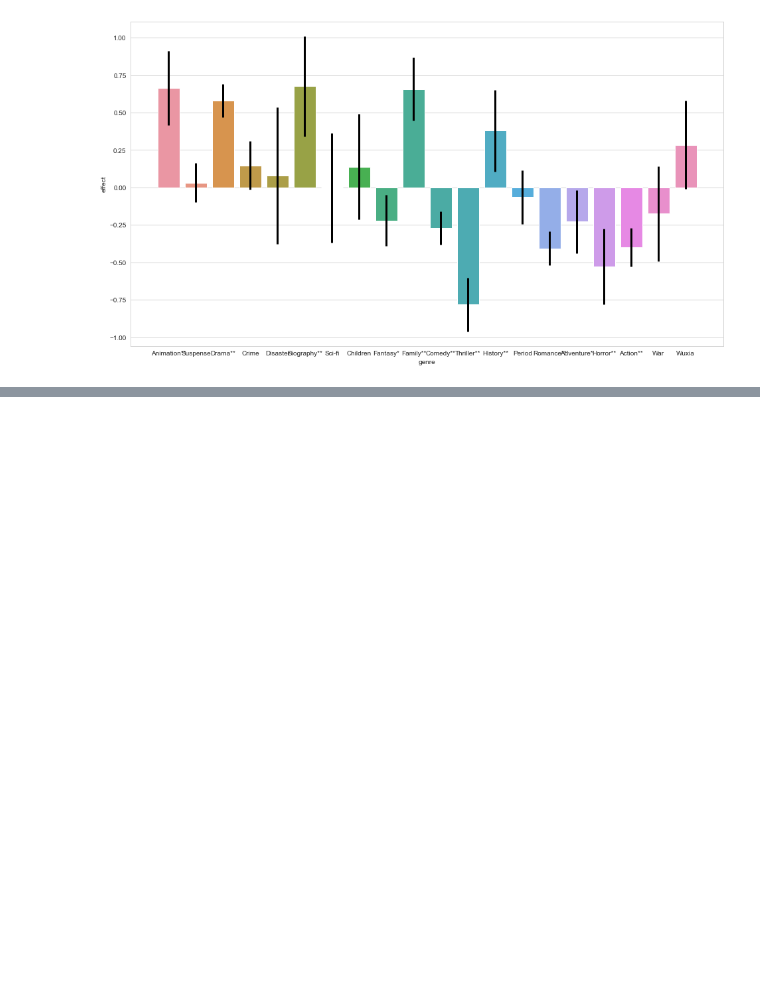
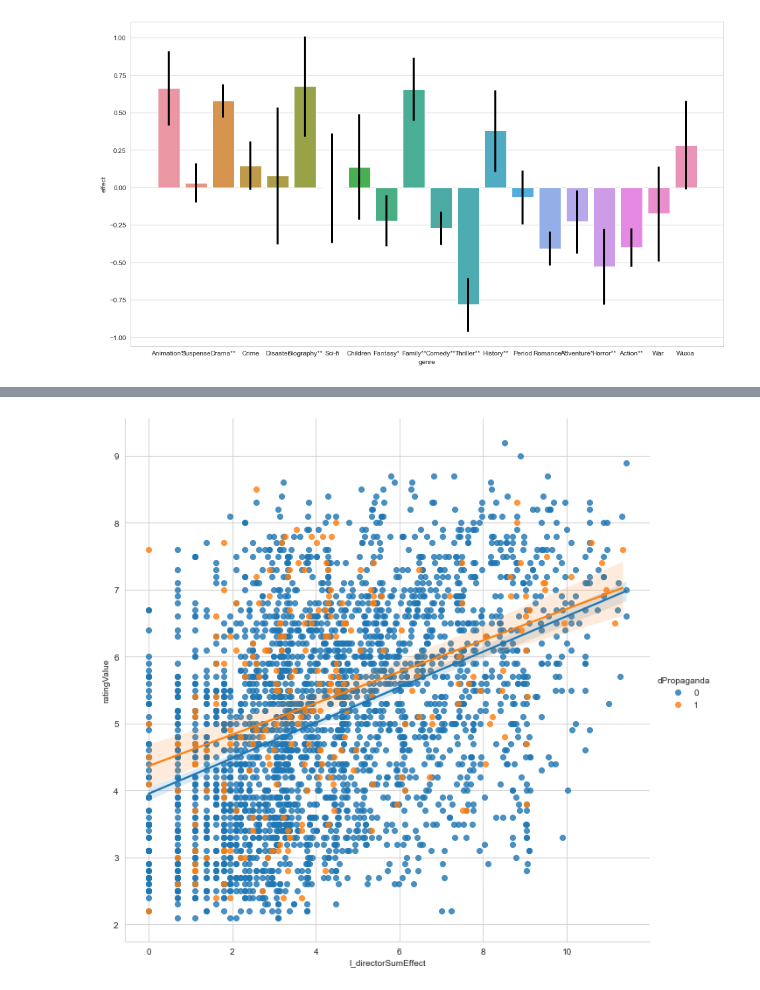
Before and after one commit to contrasting/jingo, a Jupyter notebook: Appendix Charts and Stats.ipynb, the cells around one changed output, grey strips where cells are left out. Drawn from its saved outputs; the diff is of its cells as text; code cells hidden in the pictures; blank space fills up the shorter version.

Commit message:
add direct_rating.png

```diff
--- a/Appendix Charts and Stats.ipynb
+++ b/Appendix Charts and Stats.ipynb
@@ -158,0 +163,3 @@ ax.get_figure().savefig("./charts/genre_effect.png", dpi=150)
+# %%
+subset = movies[["directorSumEffect", "actorSumEffect", "ratingValue", "ratingCount", "dPropaganda"]]
+subset.head()
@@ -158,0 +185,4 @@ ax.get_figure().savefig("./charts/genre_effect.png", dpi=150)
+# %%
+plot = sns.lmplot(x="l_directorSumEffect", y="ratingValue", hue="dPropaganda", data=subset, height=9)
+# %% [output]
+[figure, added]
```
Also changed, not shown: parts of 5 cells of this notebook, 1 other file.
